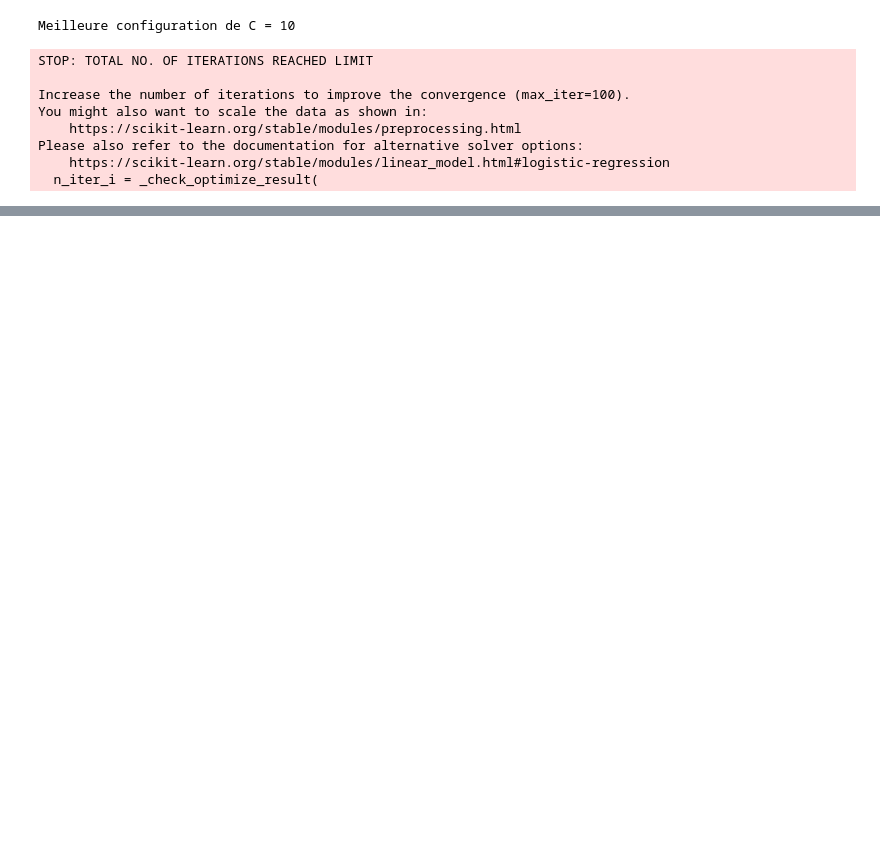
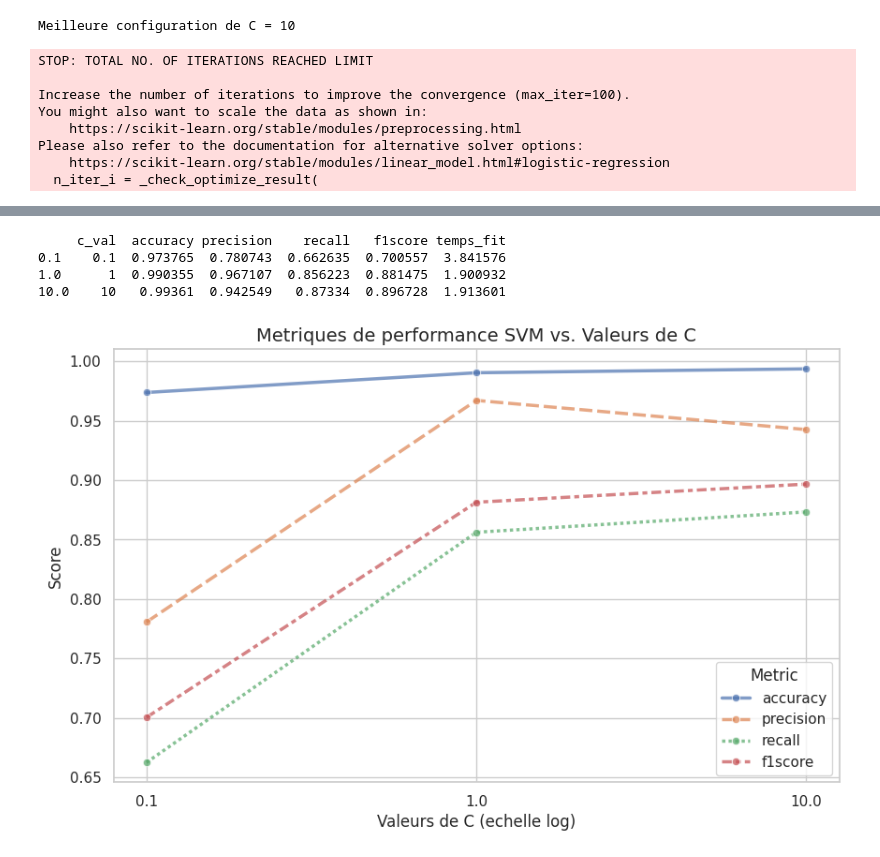
Before and after one commit to lina77b/IA_for_CyberSecurity_Project, a Jupyter notebook: tp.ipynb, the cells around one changed output, grey strips where cells are left out. Cells and saved outputs as stored; diff of their text form; code cells hidden in the pictures; blank space fills up the shorter version.

```diff
--- a/tp.ipynb
+++ b/tp.ipynb
@@ -1018,0 +1073,67 @@ f1score  :  0.7454927965949023
+# %%
+#COMPARAISON
+
+def eval_svms(svms , real_y):
+    results = {}
+
+    for key , item in svms.items():
+        y_pred = item["prediction"]
+        results[key] = {
+            "c_val" : item["c_val"],
+            "accuracy": accuracy_score(real_y, y_pred),
+            "precision": precision_score(real_y, y_pred, average='macro', zero_division=0),
+            "recall": recall_score(real_y, y_pred, average='macro', zero_division=0),
+            "f1score": f1_score(real_y, y_pred, average='macro', zero_division=0),
+            "temps_fit": item["temps_fit"],
+            "confusion_matrix": confusion_matrix(real_y, y_pred)
+        }
+    return results
+
+svm_resultats = eval_svms(train_svms , y_val)
+
+# Comparaison des valeurs (precision / recall / f1 en macro)
+df_svm = pd.DataFrame(svm_resultats).T
+print(df_svm.drop(columns=["confusion_matrix"]))
+# %% [output]
+     c_val  accuracy precision    recall   f1score temps_fit
+0.1    0.1  0.973765  0.780743  0.662635  0.700557  3.841576
+1.0      1  0.990355  0.967107  0.856223  0.881475  1.900932
+10.0    10   0.99361  0.942549   0.87334  0.896728  1.913601
+# %%
+# 1. Convert to DataFrame and transpose
+df_svm = pd.DataFrame(svm_resultats).T
+
+# 2. Cast columns to proper numeric types
+metrics = ['accuracy', 'precision', 'recall', 'f1score']
+for col in metrics:
+    df_svm[col] = pd.to_numeric(df_svm[col], errors='coerce')
+df_svm['c_val'] = pd.to_numeric(df_svm['c_val'], errors='coerce')
+
+# 3. Reshape into long format
+df_long = df_svm.melt(id_vars=['c_val'], value_vars=metrics, var_name='Metric', value_name='Score')
+
+# 4. Plot
+plt.figure(figsize=(10, 6))
+sns.set_theme(style="whitegrid")
+
+sns.lineplot(
+    data=df_long,
+    x='c_val',
+    y='Score',
+    hue='Metric',
+    style='Metric',
+    marker='o',
+    linewidth=2.5,
+    alpha=0.7
+)
+
+plt.xscale('log')
+plt.title('Metriques de performance SVM vs. Valeurs de C', fontsize=14)
+plt.xlabel('Valeurs de C (echelle log)', fontsize=12)
+plt.ylabel('Score', fontsize=12)
+plt.xticks(df_svm['c_val'].unique(), df_svm['c_val'].unique())
+plt.legend(title='Metric')
+
+plt.show()
+# %% [output]
+[figure, added]
```
Also changed, not shown: parts of 40 cells of this notebook.
